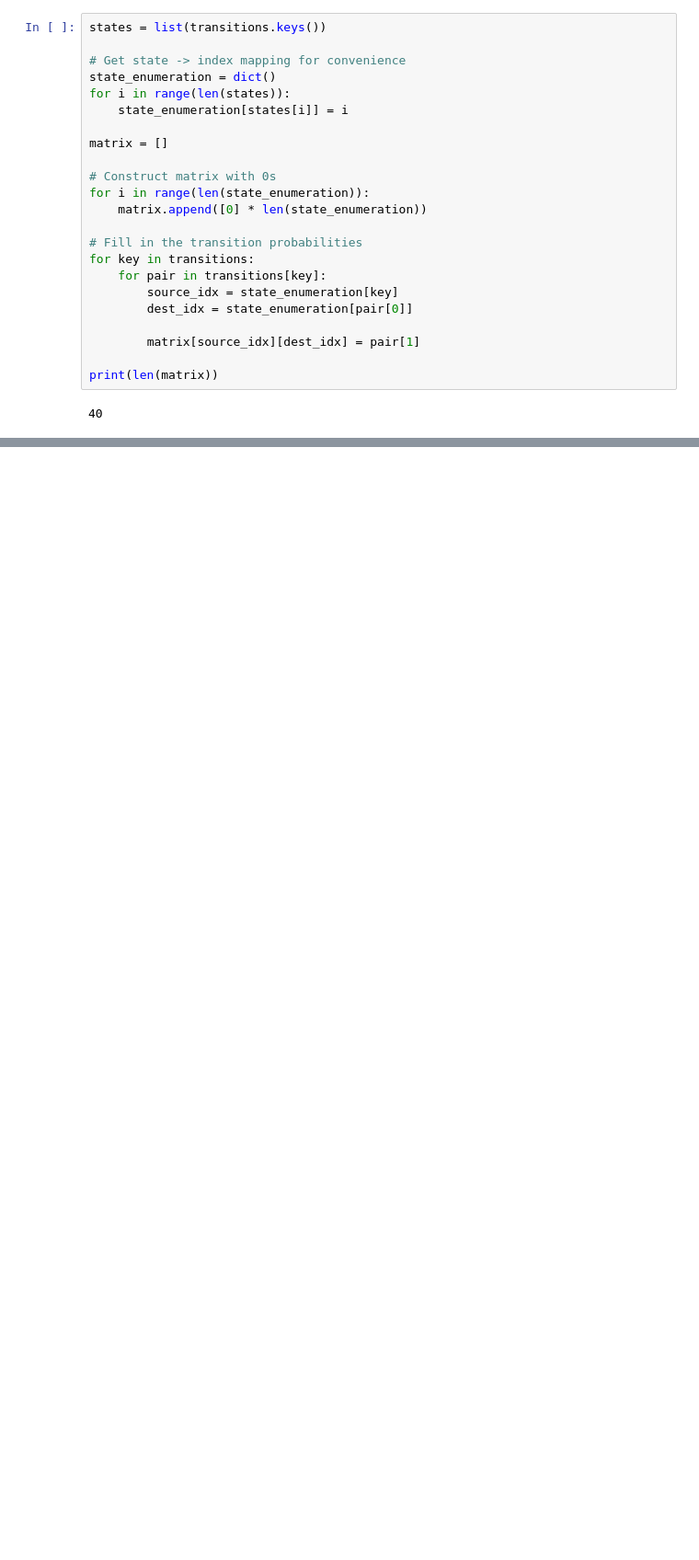
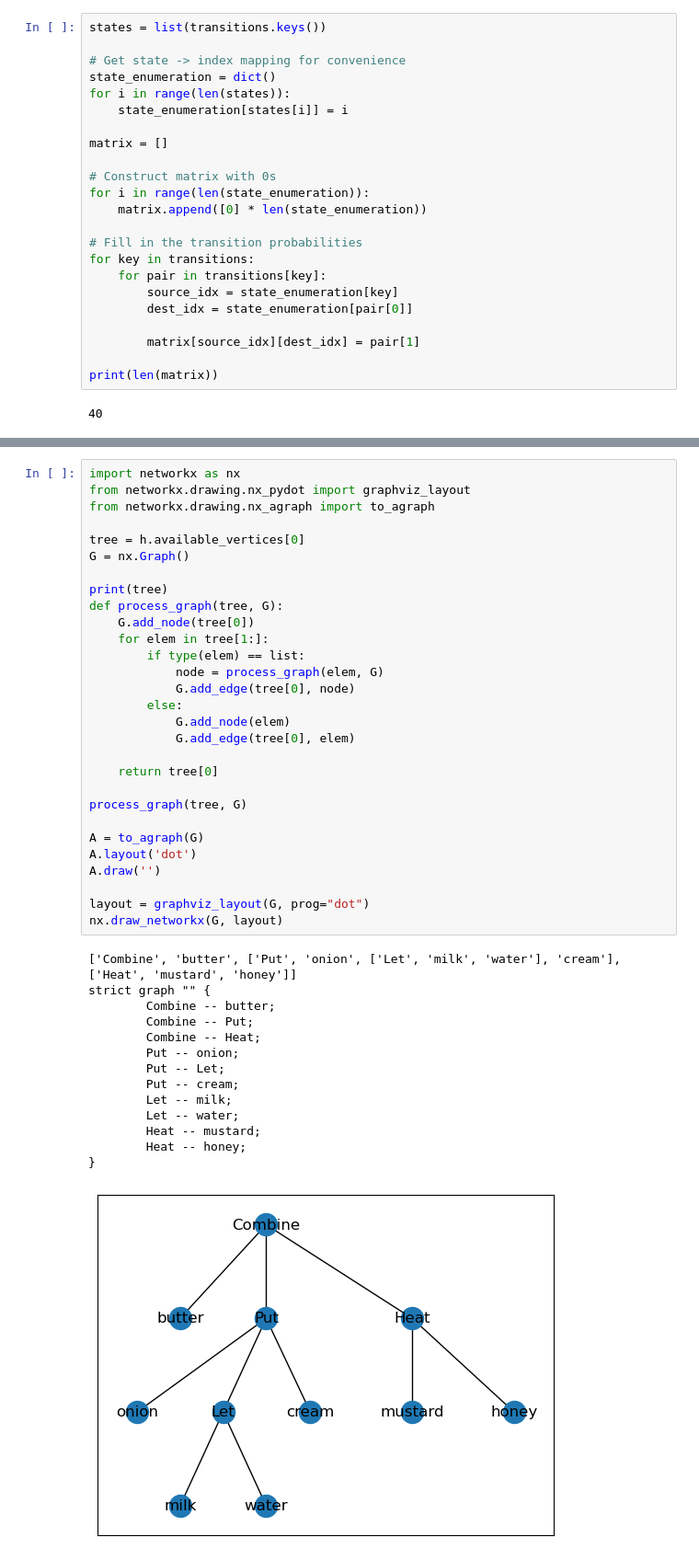
Before and after one commit to arjoooooon/RecipeGeneration, a Jupyter notebook: Model.ipynb, the cells around one changed output, grey strips where cells are left out. Shown at 92% size. Saved outputs shown, nothing was run; the diff lists cells and outputs as text; blank space fills up the shorter version.

Commit message:
Added data visualization functionality

```diff
--- a/Model.ipynb
+++ b/Model.ipynb
@@ -251,0 +254,44 @@ print(len(matrix))
+# %%
+import networkx as nx
+from networkx.drawing.nx_pydot import graphviz_layout
+from networkx.drawing.nx_agraph import to_agraph
+
+tree = h.available_vertices[0]
+G = nx.Graph()
+
+print(tree)
+def process_graph(tree, G):
+    G.add_node(tree[0])
+    for elem in tree[1:]:
+        if type(elem) == list:
+            node = process_graph(elem, G)
+            G.add_edge(tree[0], node)
+        else:
+            G.add_node(elem)
+            G.add_edge(tree[0], elem)
+
+    return tree[0]
+
+process_graph(tree, G)
+
+A = to_agraph(G)
+A.layout('dot')
+A.draw('')
+
+layout = graphviz_layout(G, prog="dot")
+nx.draw_networkx(G, layout)
+# %% [output]
+['Combine', 'butter', ['Put', 'onion', ['Let', 'milk', 'water'], 'cream'], ['Heat', 'mustard', 'honey']]
+strict graph "" {
+        Combine -- butter;
+        Combine -- Put;
+        Combine -- Heat;
+        Put -- onion;
+        Put -- Let;
+        Put -- cream;
+        Let -- milk;
+        Let -- water;
+        Heat -- mustard;
+        Heat -- honey;
+}
+[figure, added]
```
Also changed, not shown: parts of 1 cell of this notebook, 1 other file.
